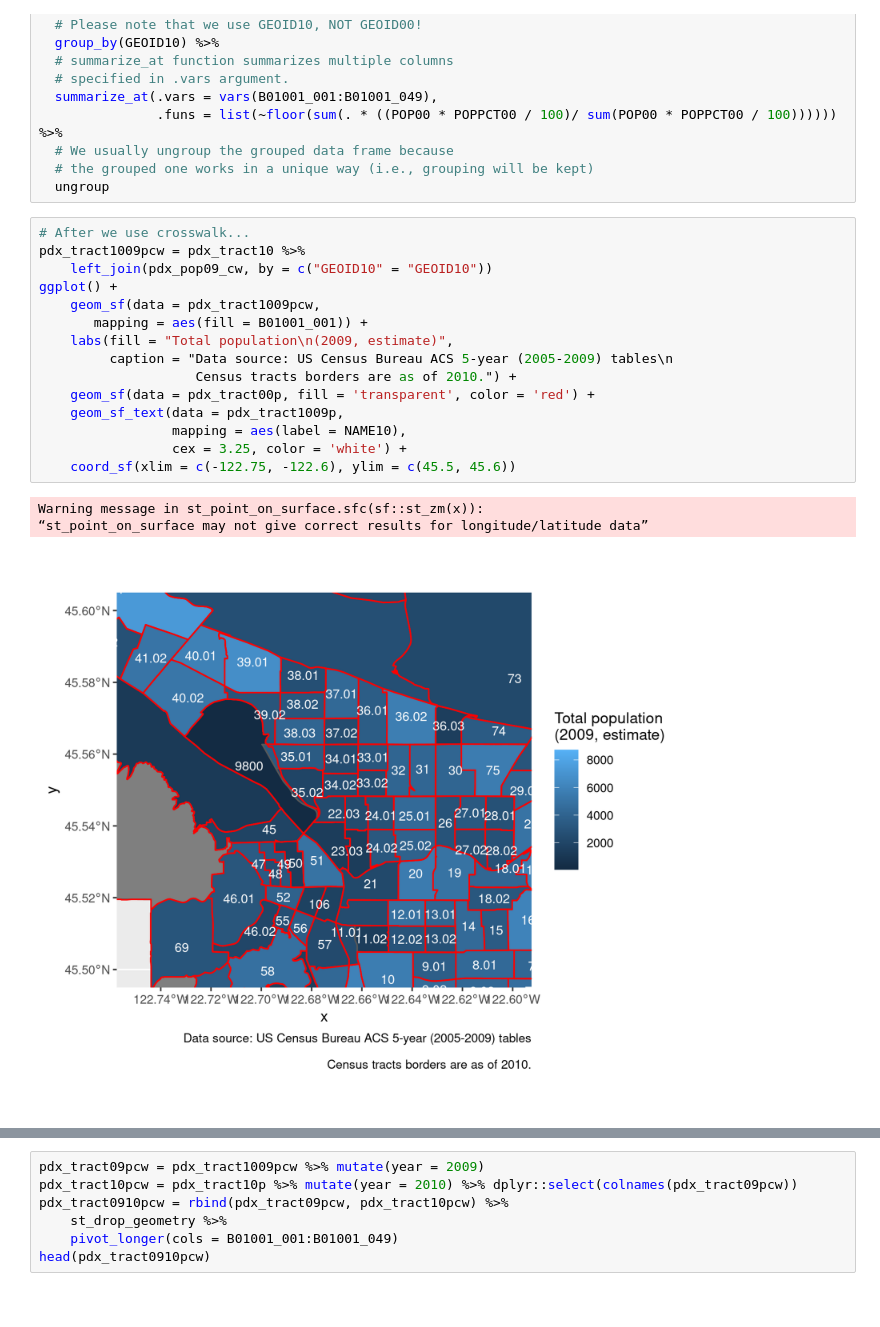
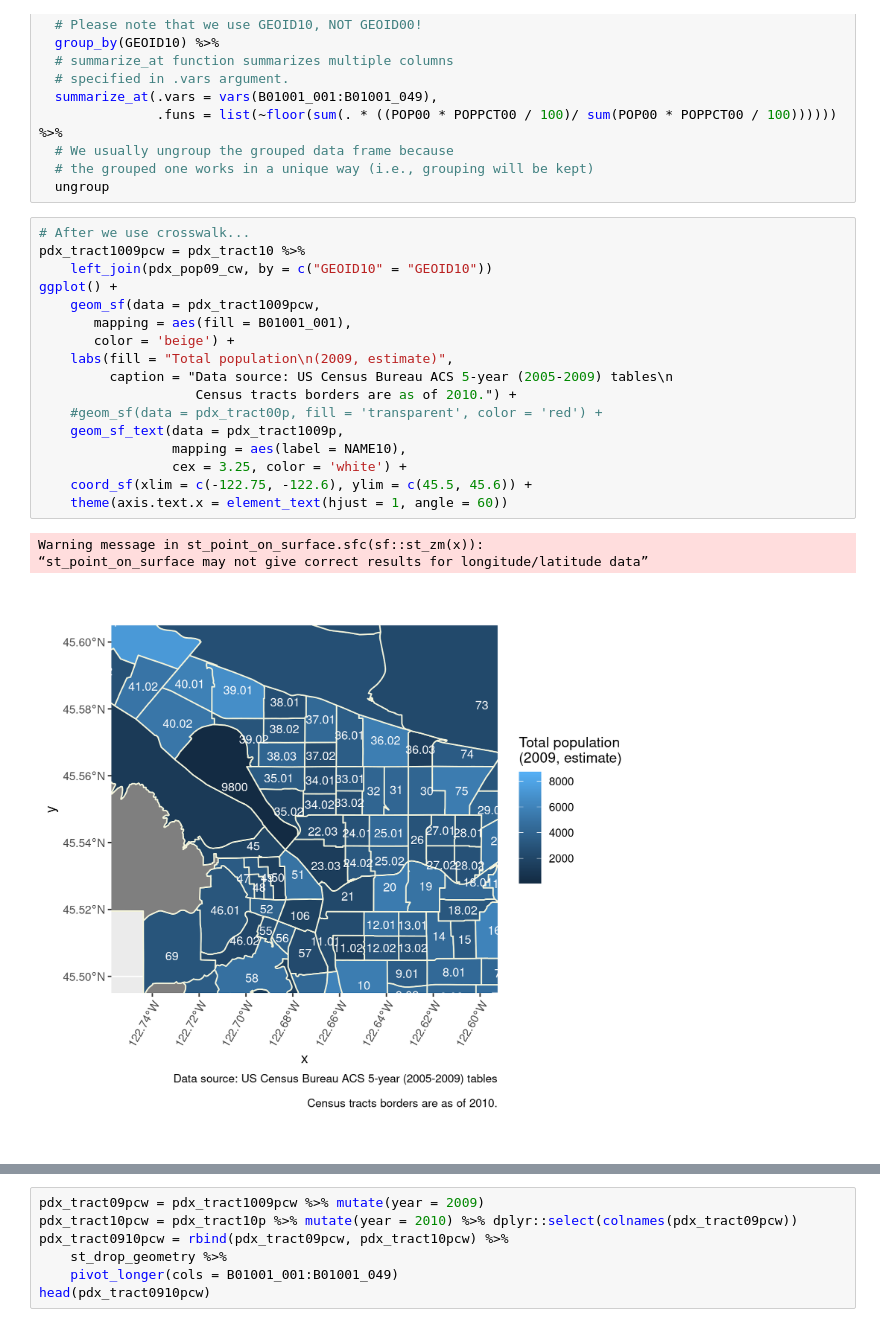
Before and after one commit to sigmafelix/Gmisc, a Jupyter notebook: URISA_Presentation_041322.ipynb, the cells around one changed output, grey strips where cells are left out. Saved outputs shown, nothing was run; the diff lists cells and outputs as text.

```diff
--- a/URISA_Presentation_041322.ipynb
+++ b/URISA_Presentation_041322.ipynb
@@ -240,19 +235,21 @@ pdx_pop09_cw =
 # %%
 # After we use crosswalk...
 pdx_tract1009pcw = pdx_tract10 %>%
     left_join(pdx_pop09_cw, by = c("GEOID10" = "GEOID10"))
 ggplot() +
     geom_sf(data = pdx_tract1009pcw,
-       mapping = aes(fill = B01001_001)) +
+       mapping = aes(fill = B01001_001),
+       color = 'beige') +
     labs(fill = "Total population\n(2009, estimate)",
          caption = "Data source: US Census Bureau ACS 5-year (2005-2009) tables\n
                     Census tracts borders are as of 2010.") +
-    geom_sf(data = pdx_tract00p, fill = 'transparent', color = 'red') +
+    #geom_sf(data = pdx_tract00p, fill = 'transparent', color = 'red') +
     geom_sf_text(data = pdx_tract1009p,
                  mapping = aes(label = NAME10),
                  cex = 3.25, color = 'white') +
-    coord_sf(xlim = c(-122.75, -122.6), ylim = c(45.5, 45.6))
+    coord_sf(xlim = c(-122.75, -122.6), ylim = c(45.5, 45.6)) +
+    theme(axis.text.x = element_text(hjust = 1, angle = 60))
 # %% [output]
 Warning message in st_point_on_surface.sfc(sf::st_zm(x)):
 “st_point_on_surface may not give correct results for longitude/latitude data”
-[figure, old version]
+[figure, new version]
```
Also changed, not shown: parts of 21 cells of this notebook.
